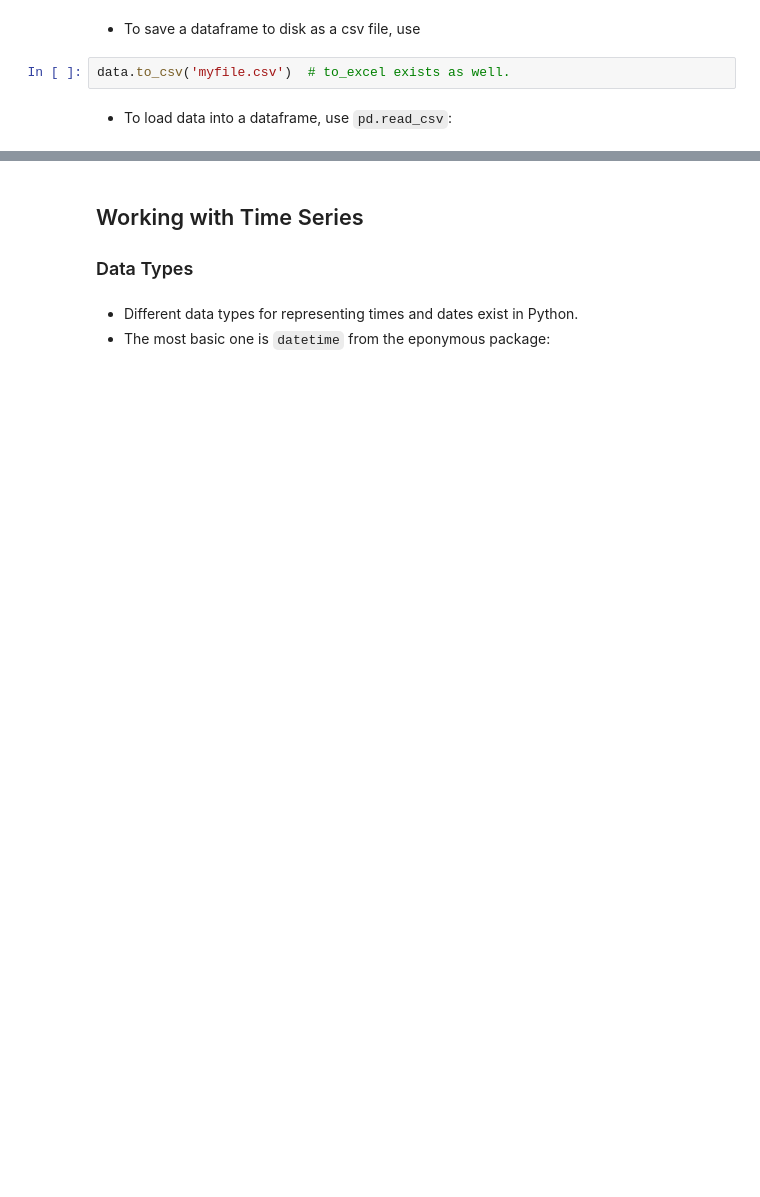
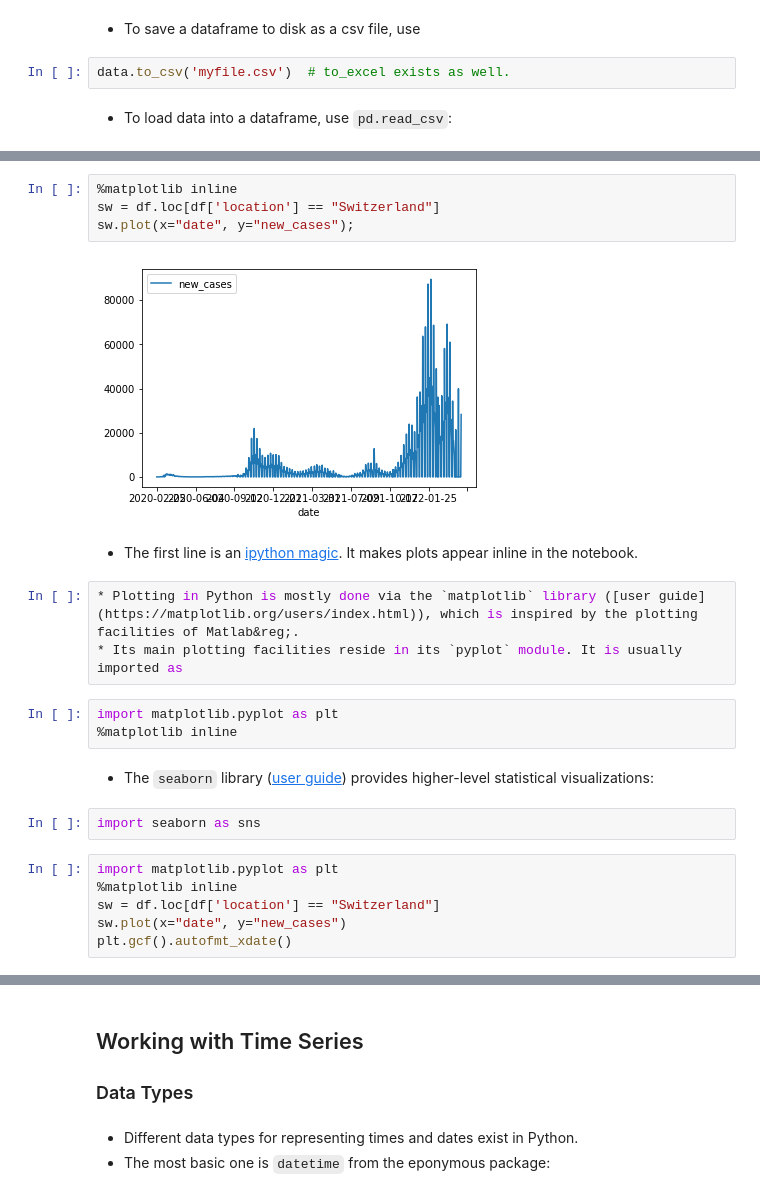
Before and after one commit to s-broda/IntroPython, a Jupyter notebook: slides/week9.ipynb, the cells around one changed output, grey strips where cells are left out. Drawn from its saved outputs; the diff is of its cells as text; blank space fills up the shorter version.

```diff
--- a/slides/week9.ipynb
+++ b/slides/week9.ipynb
@@ -98,0 +195,24 @@ df.head()
+# %%
+%matplotlib inline
+sw = df.loc[df['location'] == "Switzerland"]
+sw.plot(x="date", y="new_cases");
+# %% [output]
+[figure, added]
+# %% [markdown]
+* The first line is an [ipython magic](http://ipython.readthedocs.io/en/stable/interactive/magics.html). It makes plots appear inline in the notebook.
+# %%
+* Plotting in Python is mostly done via the `matplotlib` library ([user guide](https://matplotlib.org/users/index.html)), which is inspired by the plotting facilities of Matlab&reg;.
+* Its main plotting facilities reside in its `pyplot` module. It is usually imported as
+# %%
+import matplotlib.pyplot as plt
+%matplotlib inline
+# %% [markdown]
+* The `seaborn` library ([user guide](https://seaborn.pydata.org/tutorial.html)) provides higher-level statistical visualizations:
+# %%
+import seaborn as sns
+# %%
+import matplotlib.pyplot as plt
+%matplotlib inline
+sw = df.loc[df['location'] == "Switzerland"]
+sw.plot(x="date", y="new_cases")
+plt.gcf().autofmt_xdate()
```
Also changed, not shown: parts of 43 cells of this notebook, 1 other file.
